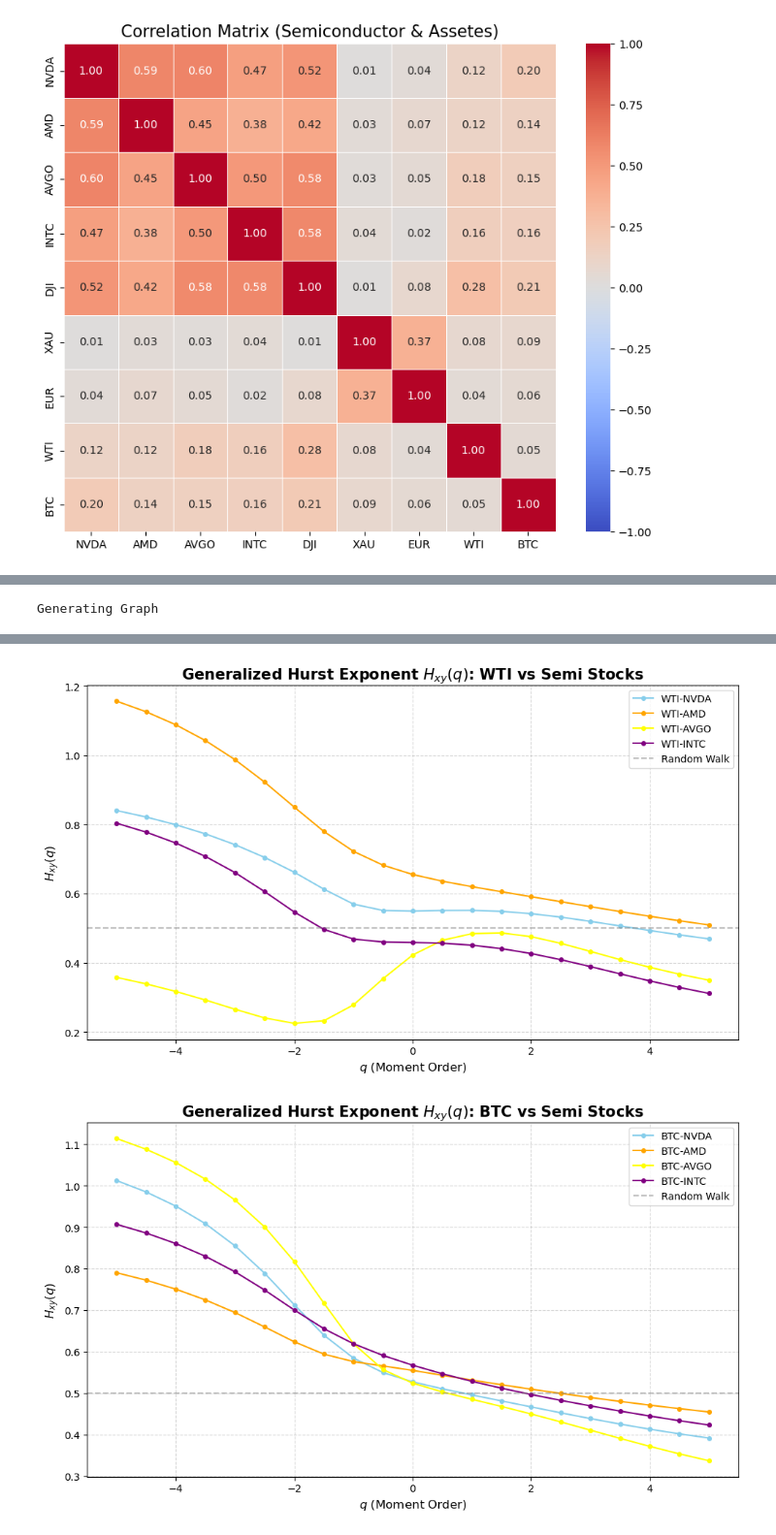
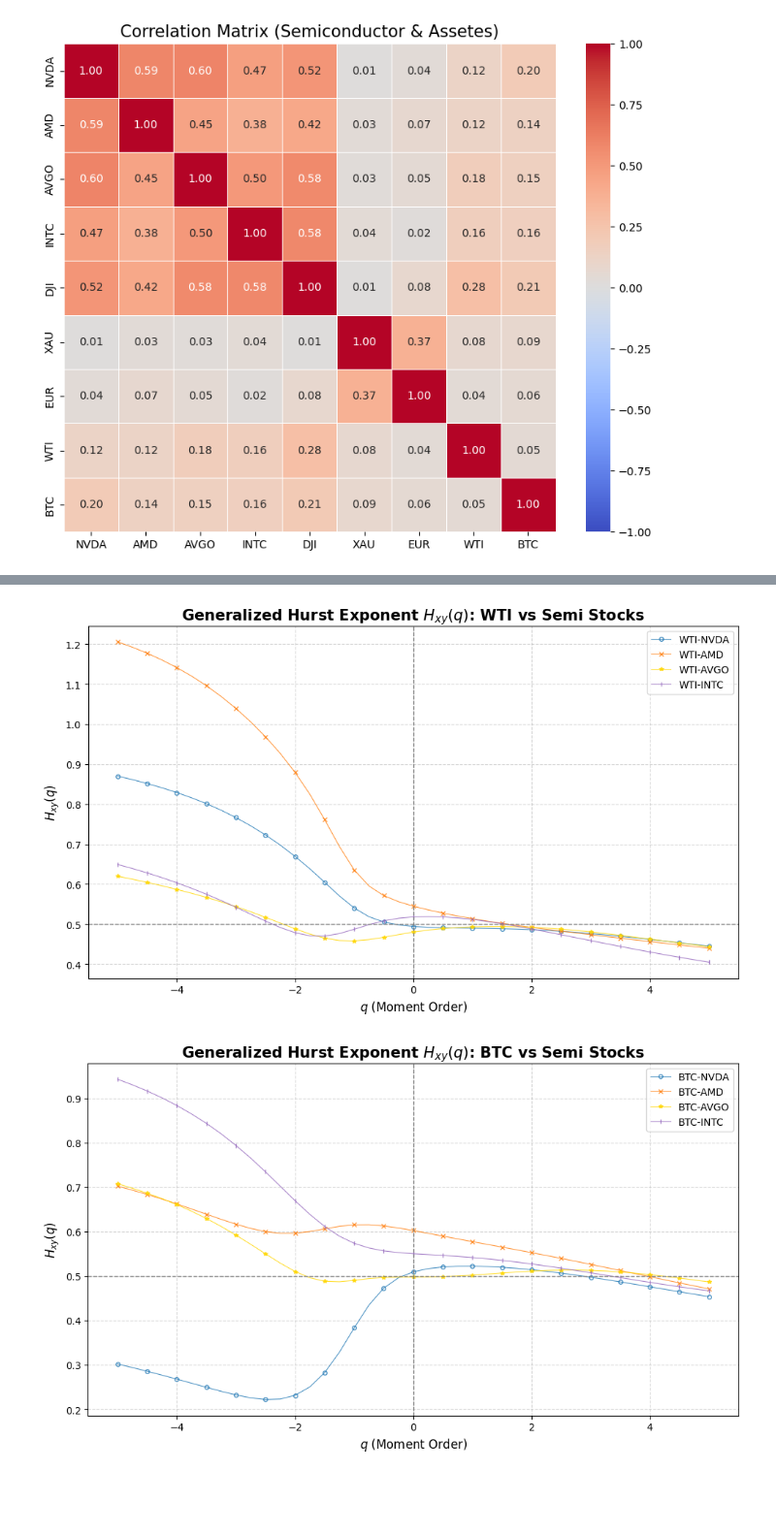
Before and after one commit to turtle-jaewoo/MF-ADCCA, a Jupyter notebook: MF-ADCCA.ipynb, the cells around one changed output, grey strips where cells are left out. Shown at 97% size. Saved outputs shown, nothing was run; the diff lists cells and outputs as text; code cells hidden in the pictures; blank space fills up the shorter version.

```diff
--- a/MF-ADCCA.ipynb
+++ b/MF-ADCCA.ipynb
@@ -362,15 +371,20 @@ def calculate_hxy(series_x, series_y, q_range, scales, poly_order):
 
     return np.array(h_xy_list)
 
-q_range = np.linspace(-5, 5, 21)
-min_scale = 30
-max_scale = len(log_returns) // 5
+styles = {
+    'NVDA': {'marker': 'o', 'fillstyle': 'none', 'color': 'tab:blue', 'label': 'NVDA'},
+    'AMD':  {'marker': 'x', 'fillstyle': 'full', 'color': 'tab:orange', 'label': 'AMD'},
+    'AVGO': {'marker': '*', 'fillstyle': 'full', 'color': 'gold', 'label': 'AVGO'},
+    'INTC': {'marker': '|', 'fillstyle': 'full', 'color': 'tab:purple', 'label': 'INTC'}
+}
+
+q_range = np.linspace(-5, 5, 41)
+min_scale = 25
+max_scale = 150
 scales = np.unique(np.logspace(np.log10(min_scale), np.log10(max_scale), 15).astype(int))
 poly_order = 3
 
-colors = {'NVDA': 'skyblue', 'AMD': 'orange', 'AVGO': 'yellow', 'INTC': 'purple'}
 
-print("Generating Graph")
 for asset in financial_assets:
     if asset not in log_returns.columns: continue
 
@@ -387,14 +401,18 @@ for asset in financial_assets:
         h_vals = calculate_hxy(df_pair[asset], df_pair[stock], q_range, scales, poly_order)
 
         if not np.all(np.isnan(h_vals)):
-            plt.plot(q_range, h_vals, label = f'{asset}-{stock}', color = colors[stock], linewidth = 1.5, marker = 'o', markersize = 4)
+            st = styles[stock]
+            plt.plot(q_range, h_vals, label = f'{asset}-{stock}', color = st['color'], linewidth = 0.8,
+                     marker = st['marker'], markersize = 4, fillstyle = st['fillstyle'],
+                     markevery = 2, alpha = 0.8)
             plot_exists = True
 
     if plot_exists:
         plt.title(f"Generalized Hurst Exponent $H_{{xy}}(q)$: {asset} vs Semi Stocks", fontsize = 15, fontweight = 'bold')
         plt.xlabel('$q$ (Moment Order)', fontsize=12)
         plt.ylabel('$H_{{xy}}(q)$', fontsize=12)
-        plt.axhline(y=0.5, color='gray', linestyle='--', alpha=0.5, label='Random Walk')
+        plt.axhline(y=0.5, color='gray', linestyle='--', linewidth = 1)
+        plt.axvline(x = 0, color = 'gray', linestyle = '--', linewidth = 1)
         plt.legend(loc='best')
         plt.grid(True, linestyle='--', alpha=0.5)
         plt.tight_layout()
@@ -402,4 +420,3 @@ for asset in financial_assets:
     else:
         plt.close()
 # %% [output]
-Generating Graph
@@ -409,4 +426,4 @@ Generating Graph
-[figure, old version]
+[figure, new version]
-[figure, old version]
+[figure, new version]
 # %%
 poly_order = 3
```
Also changed, not shown: parts of 7 cells of this notebook.
